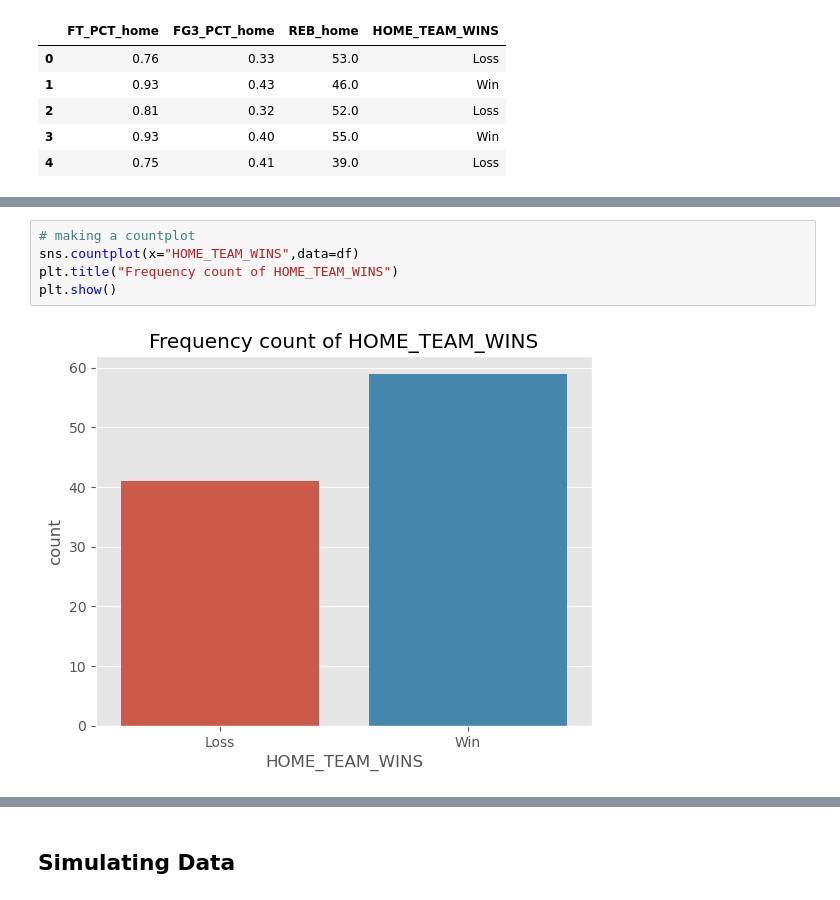
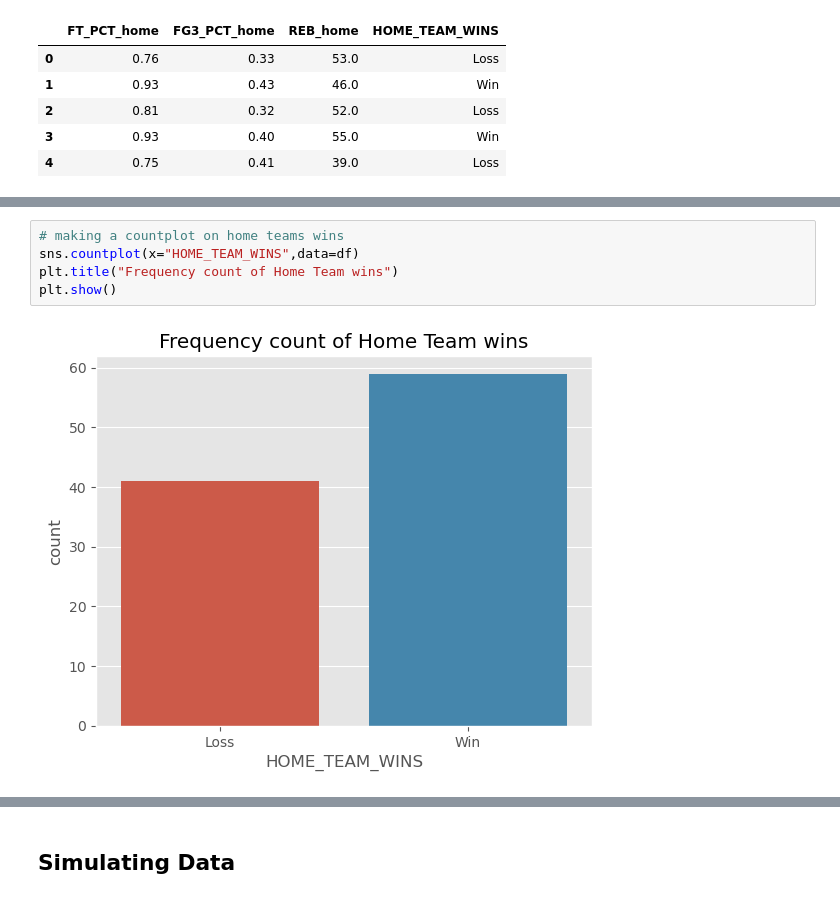
Before and after one commit to RyanMch97/ProgDA-Project, a Jupyter notebook: Prog-DA.ipynb, the cells around one changed output, grey strips where cells are left out. Saved outputs shown, nothing was run; the diff lists cells and outputs as text.

```diff
--- a/Prog-DA.ipynb
+++ b/Prog-DA.ipynb
@@ -109,8 +110,8 @@ plt.show()
 # %%
-# making a countplot
+# making a countplot on home teams wins
 sns.countplot(x="HOME_TEAM_WINS",data=df)
-plt.title("Frequency count of HOME_TEAM_WINS")
+plt.title("Frequency count of Home Team wins")
 plt.show()
 # %% [output]
-[figure, old version]
+[figure, new version]
 # %%
```
Also changed, not shown: parts of 17 cells of this notebook, 1 other file.
